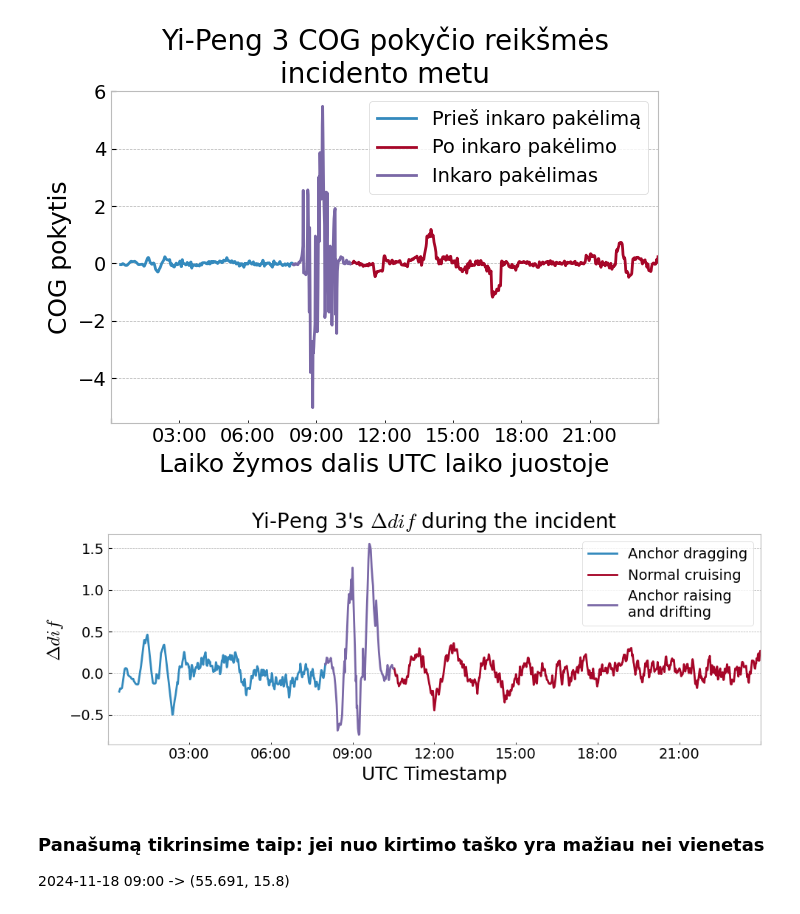
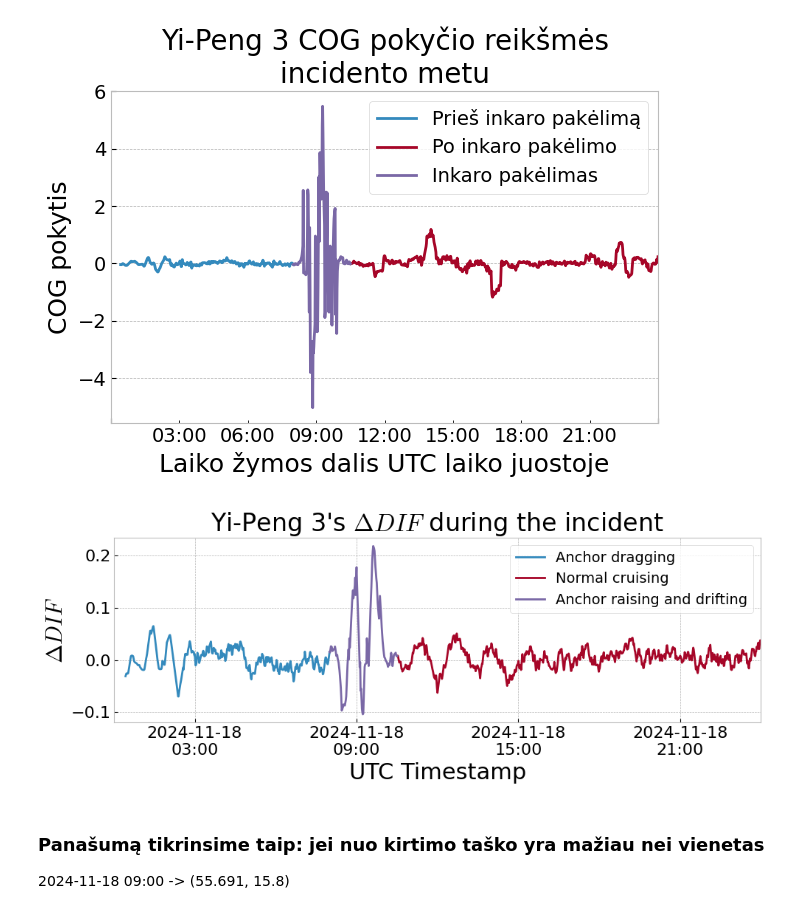
Before and after one commit to lukasjanusauskas/lukas-jan-kursinis-projektas, a Jupyter notebook: notebooks/pradine-atvejo-analize.ipynb, the cells around one changed output. Drawn from its saved outputs; the diff is of its cells as text; code cells hidden in the pictures.

```diff
--- a/notebooks/pradine-atvejo-analize.ipynb
+++ b/notebooks/pradine-atvejo-analize.ipynb
@@ -144,42 +162,53 @@ plt.show()
 # %%
 df_int['dif'] = (df_int['course'] - df_int['heading'] + 180) % 360 - 180
 
+
 data_feat = np.cbrt(
-    df_int['dif'].diff(1))\
+    (df_int['dif'] / 180).diff(1) / 2)\
     .rolling(25)\
     .mean()
 
 anchor_raise_start = datetime(2024,11,18,8,0, tzinfo=timezone.utc)
 anchor_raise_end = datetime(2024,11,18,10,30, tzinfo=timezone.utc)
 
 fig, ax = plt.subplots(figsize=(10,4))
 
 data_feat\
     .loc[:anchor_raise_start]\
     .plot(label='Anchor dragging', ax=ax)
 
 data_feat\
     .loc[anchor_raise_end:]\
     .plot(label='Normal cruising', ax=ax)
 
 
 data_feat\
     .loc[anchor_raise_start:anchor_raise_end]\
-    .plot(label='Anchor raising\nand drifting', ax=ax)
+    .plot(label='Anchor raising and drifting', ax=ax)
 
+ax.set_xticks(
+    ticks=[datetime(2024,11,18, 3+x*6,0) for x in range(0, 4)],
+    labels=[f"2024-11-18\n{(3+x*6):02}:00" for x in range(0, 4)],
+    minor=False
+)
+ax.set_xticks(
+    ticks=[],
+    labels=[],
+    minor=True
+)
 
-plt.xlabel('UTC Timestamp', size=18)
-plt.ylabel(r'$\Delta dif$', size=18)
-plt.title(r"Yi-Peng 3's $\Delta dif$ during the incident", size=20)
+plt.xlabel('UTC Timestamp', size=22)
+plt.ylabel(r'$\Delta DIF$', size=22)
+plt.title(r"Yi-Peng 3's $\Delta DIF$ during the incident", size=24)
 
-plt.tick_params(axis='both', which='both', labelsize=14)
+plt.tick_params(axis='both', which='both', labelsize=16)
 plt.legend(fontsize=14)
 
 plt.tight_layout()
 plt.savefig('dif-pokytis.png', dpi=750)
 plt.show()
 # %% [output]
-[figure, old version]
+[figure, new version]
 # %%
 import os
 # %%
```
Also changed, not shown: parts of 2 cells of this notebook, 10 other files.
